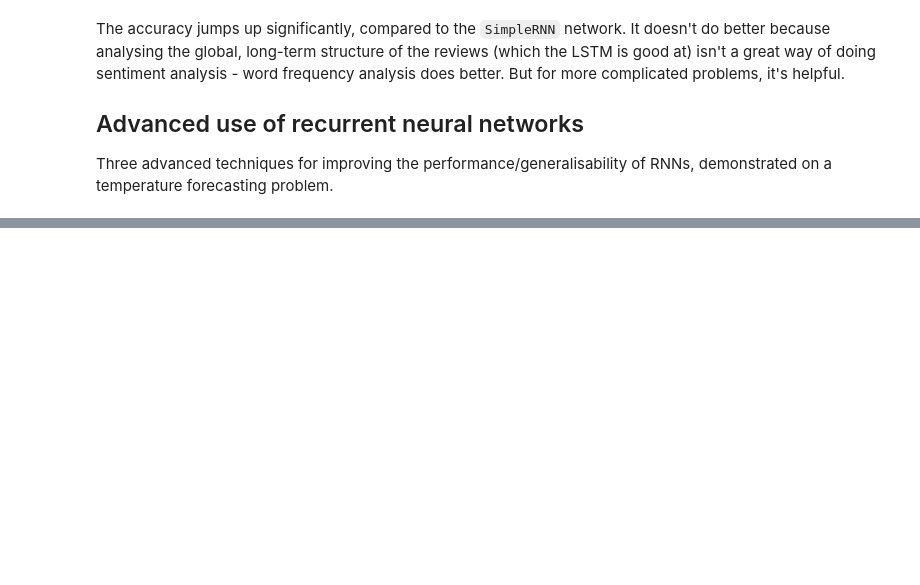
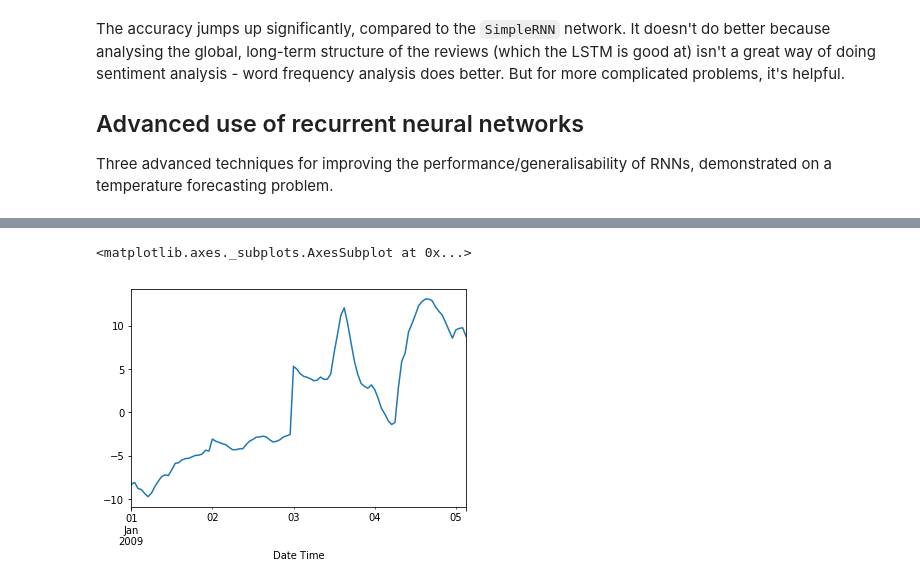
Before and after one commit to wllgrnt/keras-examples, a Jupyter notebook: Chapter6.ipynb, the cells around one changed output, grey strips where cells are left out. Saved outputs shown, nothing was run; the diff lists cells and outputs as text; code cells hidden in the pictures; blank space fills up the shorter version.

```diff
--- a/Chapter6.ipynb
+++ b/Chapter6.ipynb
@@ -763,0 +786,6 @@ for i, line in enumerate(lines):
+# %%
+# There's clear seasonality, but can we predict on a daily scale?
+df["T (degC)"].resample("H").mean().iloc[:100].plot()
+# %% [output]
+<matplotlib.axes._subplots.AxesSubplot at 0x...>
+[figure, added]
```
Also changed, not shown: parts of 27 cells of this notebook.
